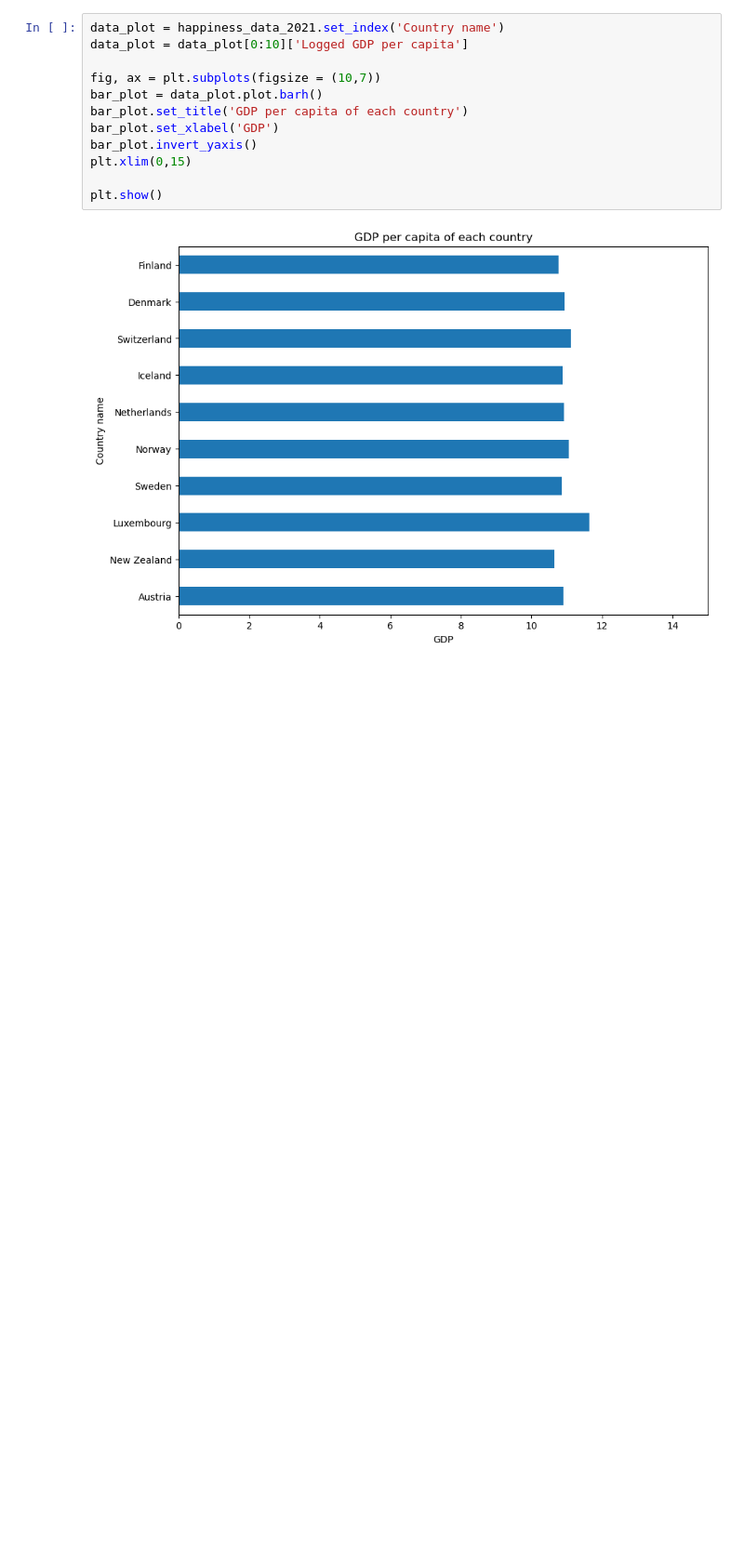
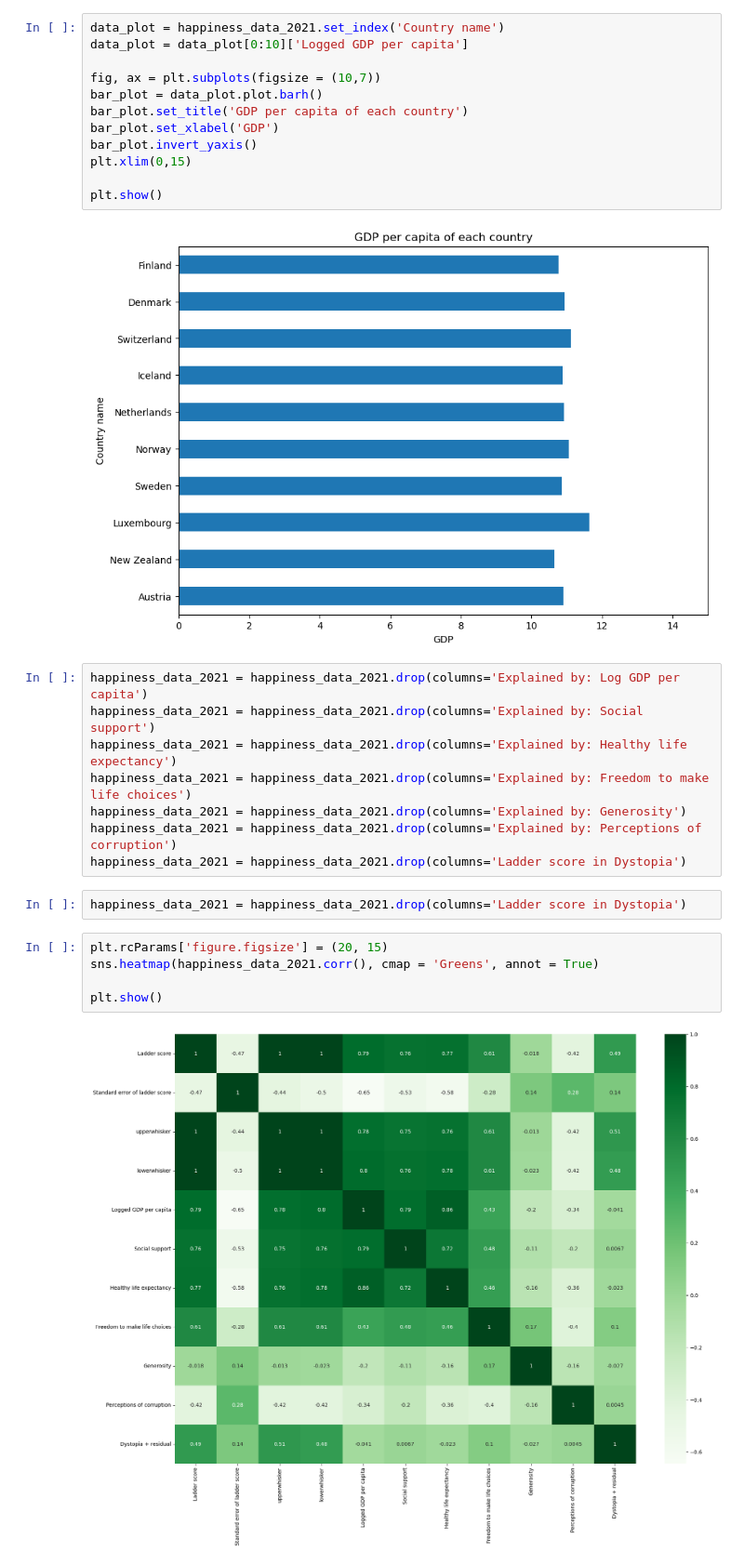
Before and after one commit to Leo-SLC/Project_1, a Jupyter notebook: Project.ipynb, the cells around one changed output. Shown: that part at 93% size. Drawn from its saved outputs; the diff is of its cells as text; blank space fills up the shorter version.

```diff
--- a/Project.ipynb
+++ b/Project.ipynb
@@ -64,3 +65,20 @@ plt.xlim(0,15)
 plt.show()
 # %% [output]
 [figure]
+# %%
+happiness_data_2021 = happiness_data_2021.drop(columns='Explained by: Log GDP per capita')
+happiness_data_2021 = happiness_data_2021.drop(columns='Explained by: Social support')
+happiness_data_2021 = happiness_data_2021.drop(columns='Explained by: Healthy life expectancy')
+happiness_data_2021 = happiness_data_2021.drop(columns='Explained by: Freedom to make life choices')
+happiness_data_2021 = happiness_data_2021.drop(columns='Explained by: Generosity')
+happiness_data_2021 = happiness_data_2021.drop(columns='Explained by: Perceptions of corruption')
+happiness_data_2021 = happiness_data_2021.drop(columns='Ladder score in Dystopia')
+# %%
+happiness_data_2021 = happiness_data_2021.drop(columns='Ladder score in Dystopia')
+# %%
+plt.rcParams['figure.figsize'] = (20, 15)
+sns.heatmap(happiness_data_2021.corr(), cmap = 'Greens', annot = True)
+
+plt.show()
+# %% [output]
+[figure, added]
```
Also changed, not shown: parts of 1 cell of this notebook.
